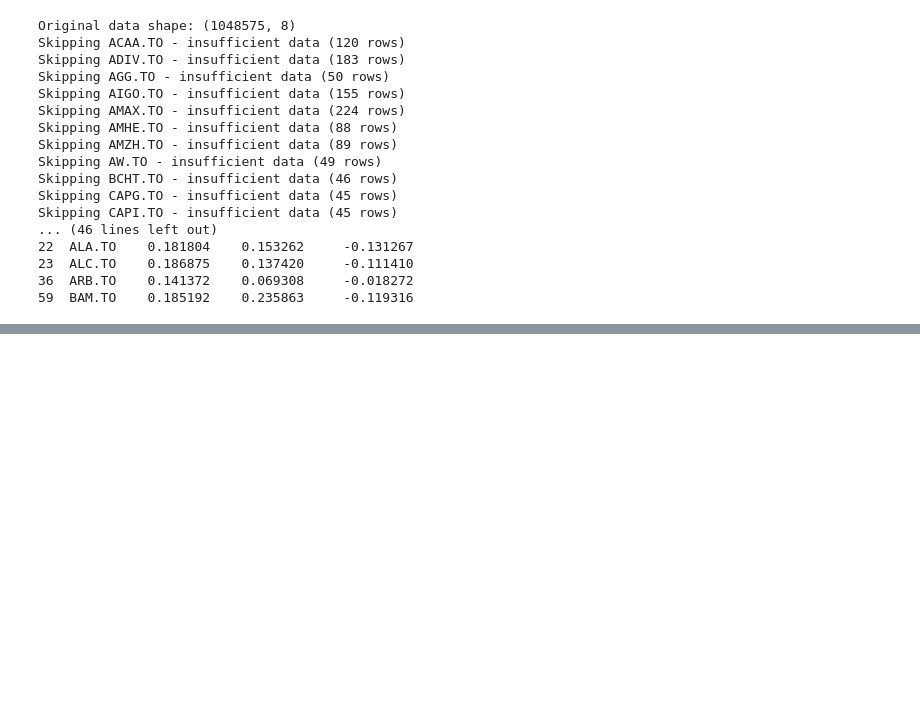
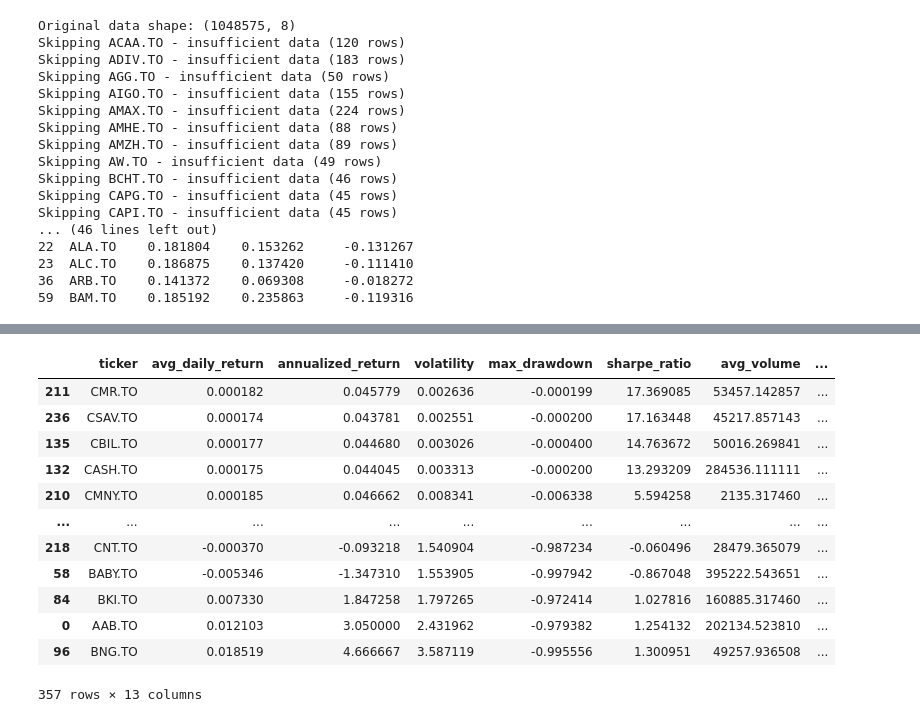
Before and after one commit to LCM-W25-3035/PortfolioAllocationRL, a Jupyter notebook: src/A2C_Rank_Stocks_Based_On_Risk.ipynb, the cells around one changed output, grey strips where cells are left out. Saved outputs shown, nothing was run; the diff lists cells and outputs as text; code cells hidden in the pictures; blank space fills up the shorter version.

```diff
--- a/src/A2C_Rank_Stocks_Based_On_Risk.ipynb
+++ b/src/A2C_Rank_Stocks_Based_On_Risk.ipynb
@@ -1004,0 +971,16 @@ Name: count, dtype: int64
+# %%
+final_df
+# %% [output]
+|  | ticker | avg_daily_return | annualized_return | volatility | max_drawdown | sharpe_ratio | avg_volume | ... |
+| 211 | CMR.TO | 0.000182 | 0.045779 | 0.002636 | -0.000199 | 17.369085 | 53457.142857 | ... |
+| 236 | CSAV.TO | 0.000174 | 0.043781 | 0.002551 | -0.000200 | 17.163448 | 45217.857143 | ... |
+| 135 | CBIL.TO | 0.000177 | 0.044680 | 0.003026 | -0.000400 | 14.763672 | 50016.269841 | ... |
+| 132 | CASH.TO | 0.000175 | 0.044045 | 0.003313 | -0.000200 | 13.293209 | 284536.111111 | ... |
+| 210 | CMNY.TO | 0.000185 | 0.046662 | 0.008341 | -0.006338 | 5.594258 | 2135.317460 | ... |
+| ... | ... | ... | ... | ... | ... | ... | ... | ... |
+| 218 | CNT.TO | -0.000370 | -0.093218 | 1.540904 | -0.987234 | -0.060496 | 28479.365079 | ... |
+| 58 | BABY.TO | -0.005346 | -1.347310 | 1.553905 | -0.997942 | -0.867048 | 395222.543651 | ... |
+| 84 | BKI.TO | 0.007330 | 1.847258 | 1.797265 | -0.972414 | 1.027816 | 160885.317460 | ... |
+| 0 | AAB.TO | 0.012103 | 3.050000 | 2.431962 | -0.979382 | 1.254132 | 202134.523810 | ... |
+| 96 | BNG.TO | 0.018519 | 4.666667 | 3.587119 | -0.995556 | 1.300951 | 49257.936508 | ... |
+357 rows × 13 columns
```
Also changed, not shown: parts of 5 cells of this notebook.
